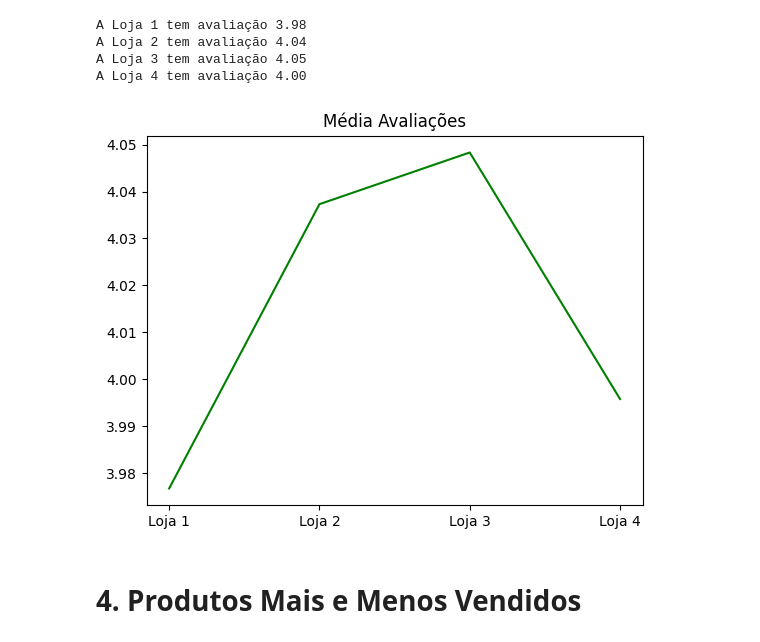
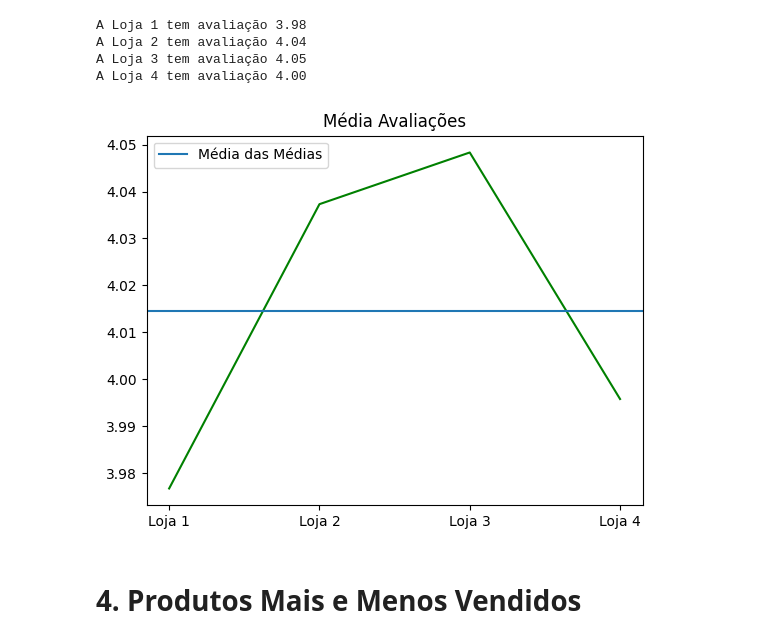
Before and after one commit to Viterb01/Challenge-Alura-Store-One, a Jupyter notebook: AluraStoreBrasil.ipynb, the cells around one changed output. Drawn from its saved outputs; the diff is of its cells as text; code cells hidden in the pictures.

```diff
--- a/AluraStoreBrasil.ipynb
+++ b/AluraStoreBrasil.ipynb
@@ -138,12 +134,16 @@ A Loja 1 tem avaliação 3.98
 A Loja 2 tem avaliação 4.04
 A Loja 3 tem avaliação 4.05
 A Loja 4 tem avaliação 4.00
+# %%
+media_das_medias=sum(lista_avaliacoes)/len(lista_avaliacoes)
 # %%
 plt.plot(nome_lojas,lista_avaliacoes,color='green')
+plt.axhline(y=media_das_medias,label='Média das Médias')
 plt.title('Média Avaliações')
+plt.legend()
 plt.show()
 # %% [output]
-[figure, old version]
+[figure, new version]
 # %% [markdown]
 # 4. Produtos Mais e Menos Vendidos
 # %%
```
Also changed, not shown: parts of 7 cells of this notebook.
